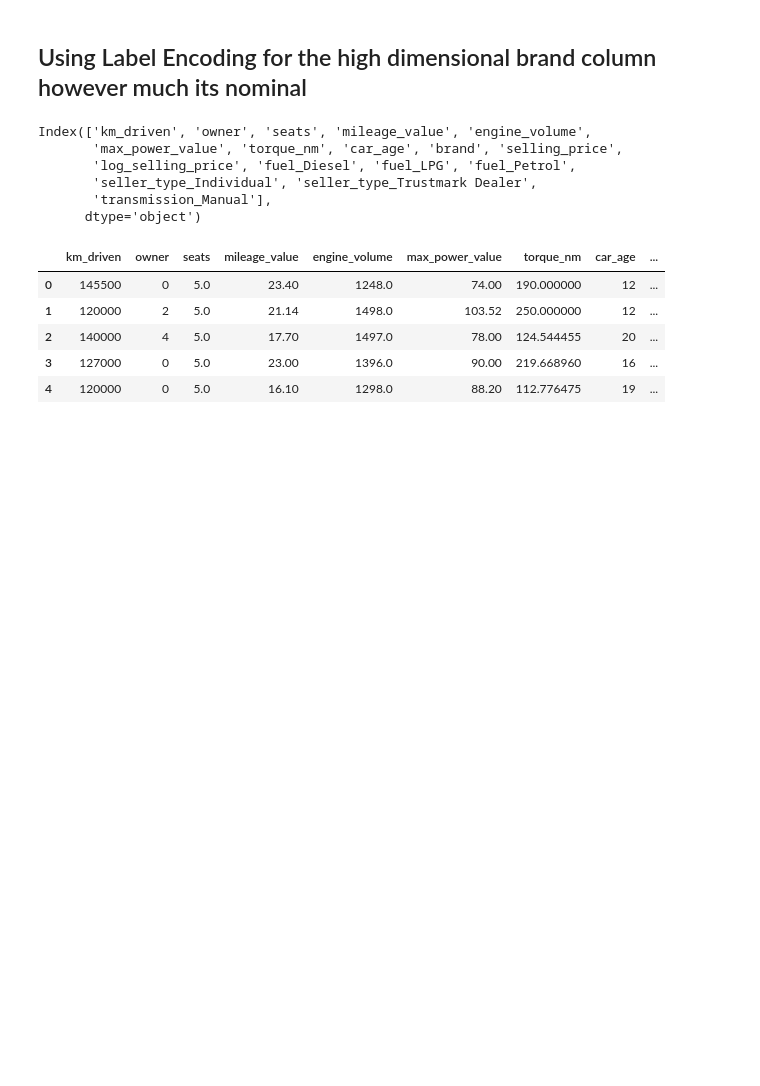
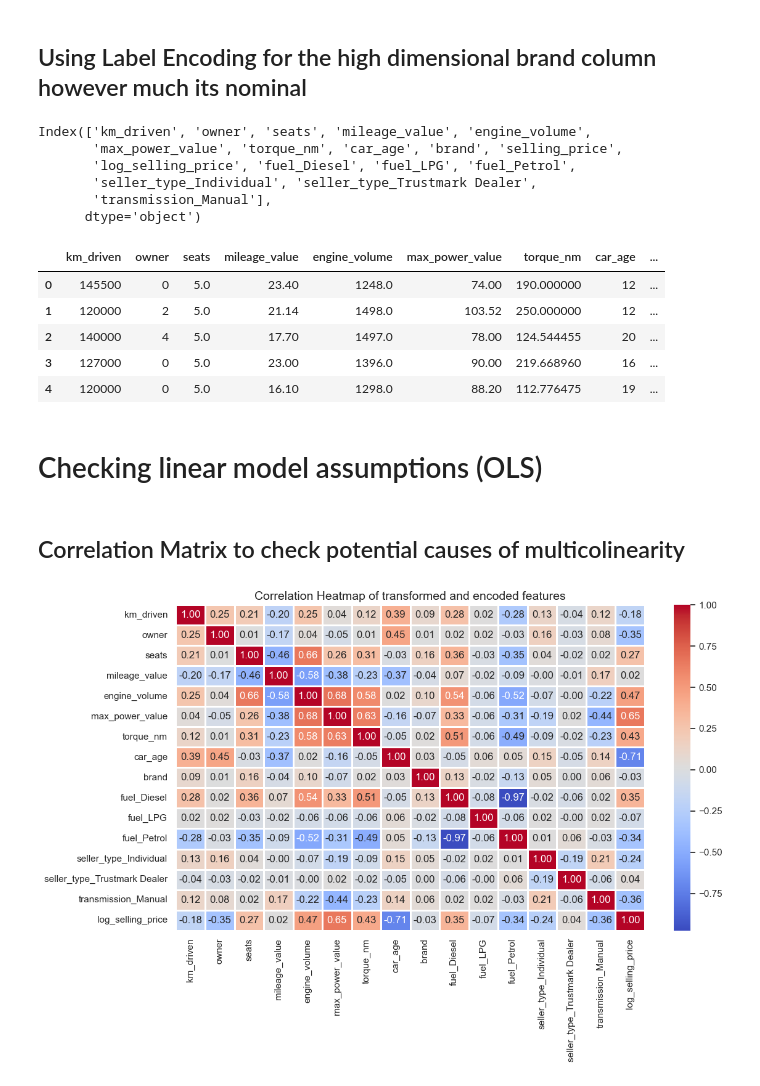
Before and after one commit to kjkyagambiddwa/OIBSIP, a Jupyter notebook: DataScience-Task3-CarPricePrediction/Car_Price_Prediction.ipynb, the cells around one changed output. Drawn from its saved outputs; the diff is of its cells as text; code cells hidden in the pictures; blank space fills up the shorter version.

Commit message:
Checking correlation and other OLS assumptions. Just the beginning.

```diff
--- a/DataScience-Task3-CarPricePrediction/Car_Price_Prediction.ipynb
+++ b/DataScience-Task3-CarPricePrediction/Car_Price_Prediction.ipynb
@@ -409,3 +409,24 @@ df_transfr.head()
 | 2 | 140000 | 4 | 5.0 | 17.70 | 1497.0 | 78.00 | 124.544455 | 20 | ... |
 | 3 | 127000 | 0 | 5.0 | 23.00 | 1396.0 | 90.00 | 219.668960 | 16 | ... |
 | 4 | 120000 | 0 | 5.0 | 16.10 | 1298.0 | 88.20 | 112.776475 | 19 | ... |
+# %% [markdown]
+# Checking linear model assumptions (OLS)
+# %% [markdown]
+## Correlation Matrix to check potential causes of multicolinearity
+# %%
+corr_matrix = df_transformed.corr()
+
+plt.figure(figsize=(12,8))
+sns.heatmap(
+    corr_matrix,
+    annot=True,
+    fmt=".2f",
+    cmap="coolwarm",
+    linewidth=1,
+    cbar=True
+)
+plt.title("Correlation Heatmap of transformed and encoded features", fontsize=14)
+plt.tight_layout()
+plt.show()
+# %% [output]
+[figure, added]
```
Also changed, not shown: parts of 3 cells of this notebook.
